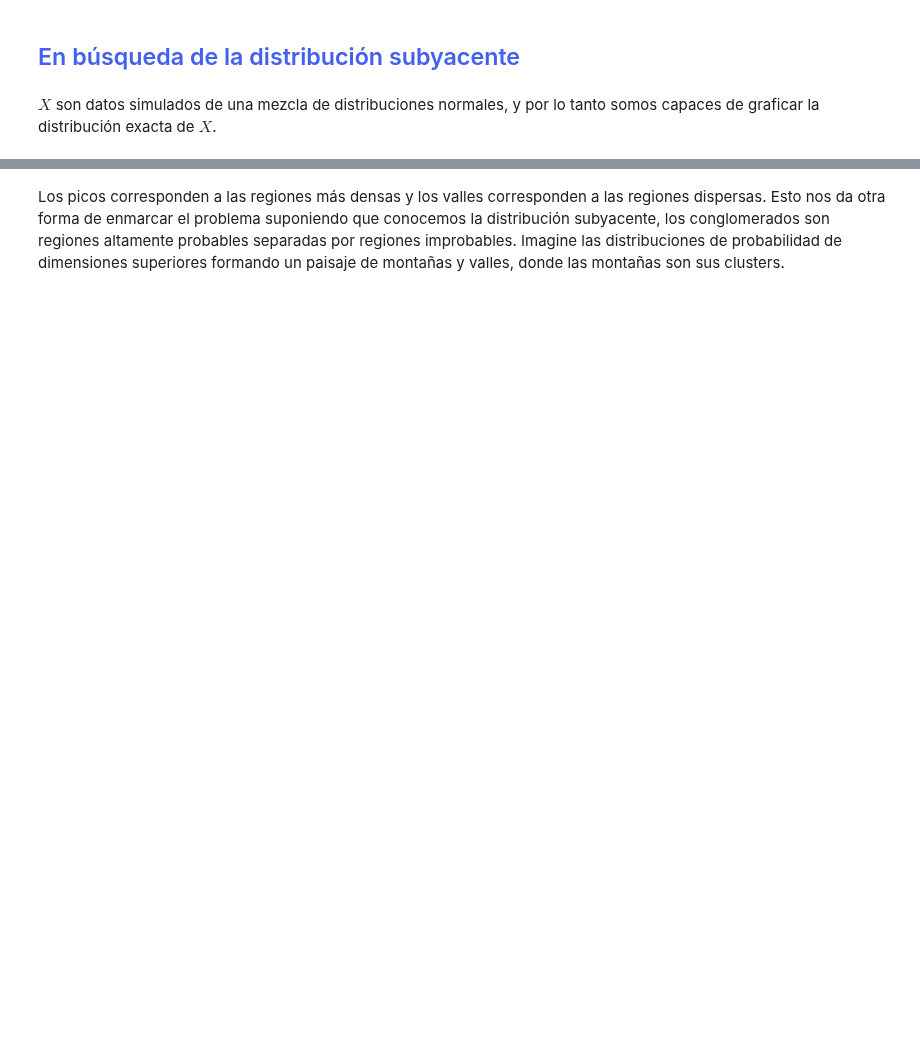
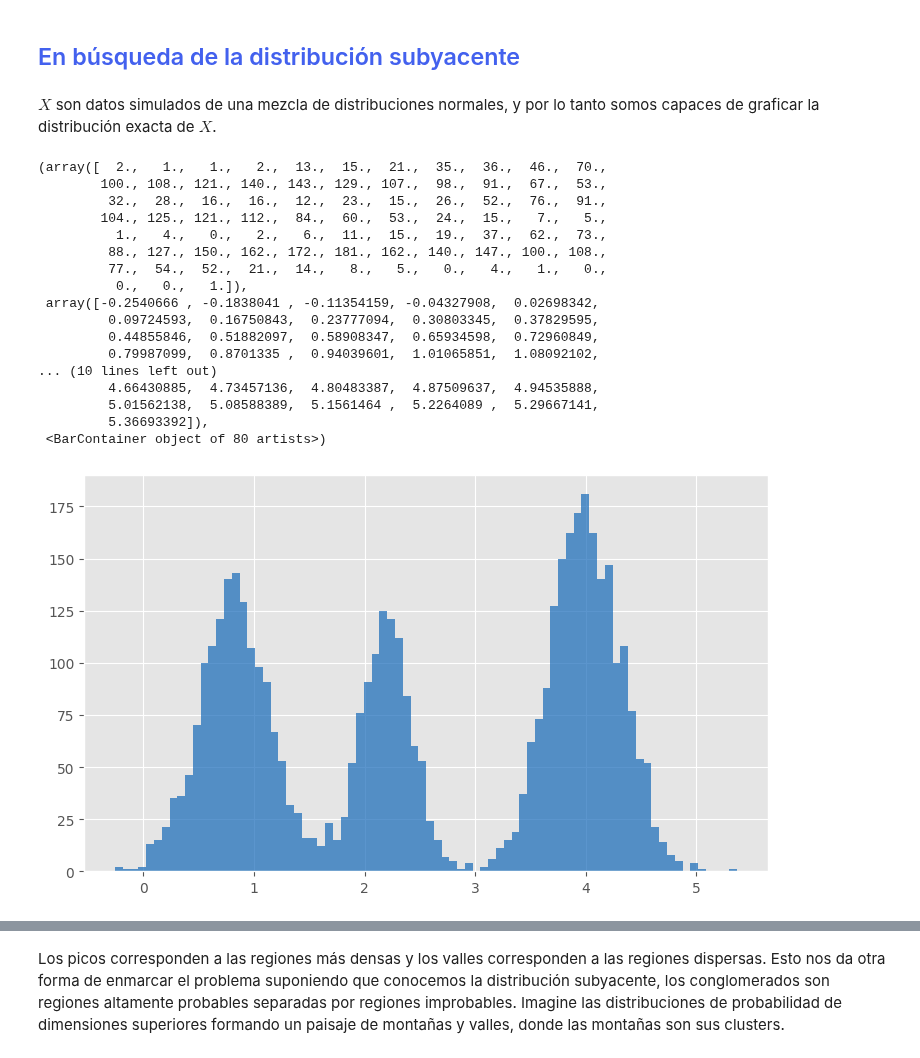
Before and after one commit to Datavaid/HDBSCAN, a Jupyter notebook: First_HDBSCAN.ipynb, the cells around one changed output, grey strips where cells are left out. Drawn from its saved outputs; the diff is of its cells as text; code cells hidden in the pictures; blank space fills up the shorter version.

```diff
--- a/First_HDBSCAN.ipynb
+++ b/First_HDBSCAN.ipynb
@@ -115,3 +115,44 @@ La siguiente grafica obtenida con datos simulados, muestra claramente 3 clusters
 ## <span style="color:#4361EE">En búsqueda de la distribución subyacente</span>
 # %% [markdown]
 $X$ son datos simulados de una mezcla de distribuciones normales, y por lo tanto somos capaces de graficar la distribución exacta de $X$.
+# %%
+def create_mixtures(pis, mus, Sigmas, N=5000, rseed = None):
+    if rseed is not None:
+        np.random.seed(rseed)
+    points = list()
+    labels = list()
+    for k in range(len(pis)):
+        Nc = int(pis[k]*N)
+        if len(mus[k]) > 1:
+            x = np.random.multivariate_normal(mus[k], Sigmas[k], Nc)
+        else:
+            x = mus[k] + np.sqrt(Sigmas[k])*np.random.randn(Nc)
+        points.append(x)
+        labels.append([k]*Nc)
+    return np.concatenate(points), np.concatenate(labels)
+# %%
+data, labels = create_mixtures(pis = [0.3, 0.2, 0.4],
+                               mus =[[0.8], [2.2], [4]],
+                               Sigmas = [0.1, 0.06, 0.1])
+
+fig, ax = plt.subplots(1, tight_layout = True)
+ax.hist(data, bins = 80, alpha = 0.7, color = '#1569B8')
+# %% [output]
+(array([  2.,   1.,   1.,   2.,  13.,  15.,  21.,  35.,  36.,  46.,  70.,
+        100., 108., 121., 140., 143., 129., 107.,  98.,  91.,  67.,  53.,
+         32.,  28.,  16.,  16.,  12.,  23.,  15.,  26.,  52.,  76.,  91.,
+        104., 125., 121., 112.,  84.,  60.,  53.,  24.,  15.,   7.,   5.,
+          1.,   4.,   0.,   2.,   6.,  11.,  15.,  19.,  37.,  62.,  73.,
+         88., 127., 150., 162., 172., 181., 162., 140., 147., 100., 108.,
+         77.,  54.,  52.,  21.,  14.,   8.,   5.,   0.,   4.,   1.,   0.,
+          0.,   0.,   1.]),
+ array([-0.2540666 , -0.1838041 , -0.11354159, -0.04327908,  0.02698342,
+         0.09724593,  0.16750843,  0.23777094,  0.30803345,  0.37829595,
+         0.44855846,  0.51882097,  0.58908347,  0.65934598,  0.72960849,
+         0.79987099,  0.8701335 ,  0.94039601,  1.01065851,  1.08092102,
+... (10 lines left out)
+         4.66430885,  4.73457136,  4.80483387,  4.87509637,  4.94535888,
+         5.01562138,  5.08588389,  5.1561464 ,  5.2264089 ,  5.29667141,
+         5.36693392]),
+ <BarContainer object of 80 artists>)
+[figure, added]
```
Also changed, not shown: parts of 2 cells of this notebook, 1 other file.
